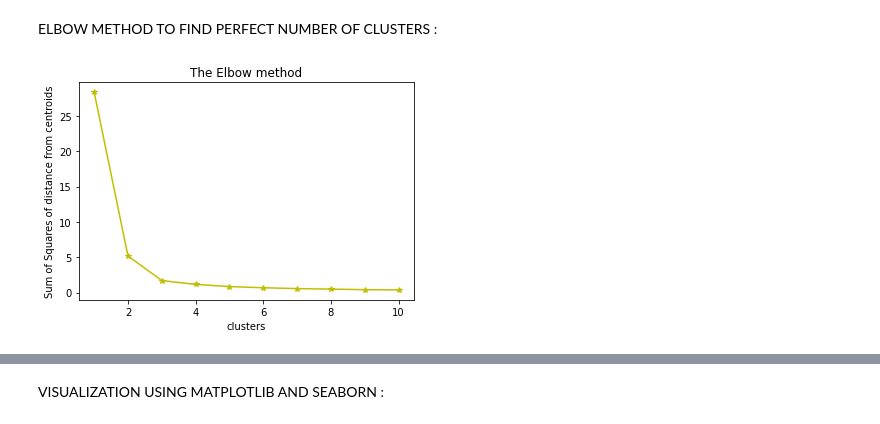
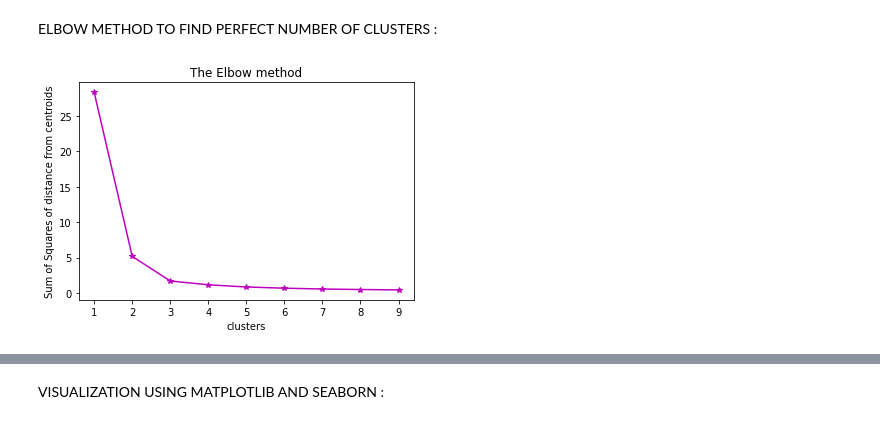
Before and after one commit to dsri07/Letsgrowmore-task, a Jupyter notebook: IRIS_FLOWER_CLASSIFICATION_USING_KMEANS_ALGORITHM.ipynb, the cells around one changed output, grey strips where cells are left out. Saved outputs shown, nothing was run; the diff lists cells and outputs as text; code cells hidden in the pictures.

```diff
--- a/IRIS_FLOWER_CLASSIFICATION_USING_KMEANS_ALGORITHM.ipynb
+++ b/IRIS_FLOWER_CLASSIFICATION_USING_KMEANS_ALGORITHM.ipynb
@@ -111,18 +110,18 @@ df_scaled = df_scaled.rename(columns={0:'petal_length',1:'petal_width'})
 ELBOW METHOD TO FIND PERFECT NUMBER OF CLUSTERS :
 # %%
 sum_of_squares = []
-for i in range(1,11):
+for i in range(1,10):
     km = KMeans(n_clusters = i)
     km.fit(petal_length_width)
     sum_of_squares.append(km.inertia_)
 # %%
 import numpy as np
 import matplotlib.pyplot as plt
 %matplotlib inline
-plt.plot(np.arange(1,11), sum_of_squares,marker='*',c='y')
+plt.plot(np.arange(1,10), sum_of_squares,marker='*',c='m')
 plt.title('The Elbow method')
 plt.xlabel('clusters')
 plt.ylabel('Sum of Squares of distance from centroids')
 plt.show()
 # %% [output]
-[figure, old version]
+[figure, new version]
```
Also changed, not shown: parts of 10 cells of this notebook.
